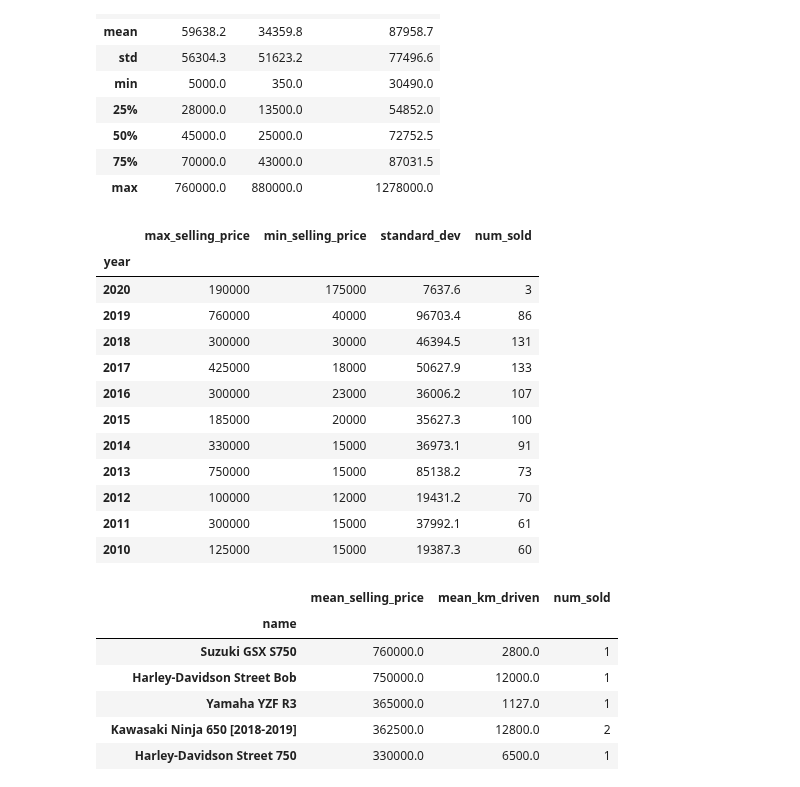
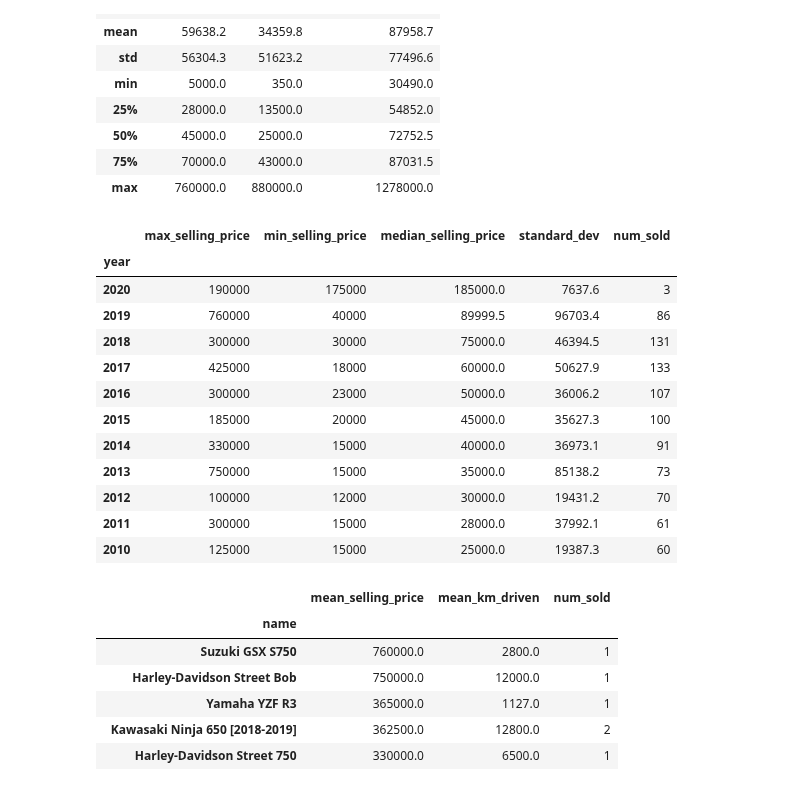
Before and after one commit to scimaksim/ST_590_Project1, a Jupyter notebook: Group_B_Project_1.ipynb, the cells around one changed output. Cells and saved outputs as stored; diff of their text form; code cells hidden in the pictures.

```diff
--- a/Group_B_Project_1.ipynb
+++ b/Group_B_Project_1.ipynb
@@ -79,35 +72,36 @@ num_vars.describe().round(1)
 # %%
 # Create numeric summaries for selling_price and group by year
 annual_num_summaries = bike_data \
 .groupby("year") \
 .agg(
     max_selling_price = ("selling_price", max),
     min_selling_price = ("selling_price", min),
+    median_selling_price = ("selling_price", np.median),
     standard_dev = ("selling_price", np.std)
 )
 
 # Identify number of motorcycles sold every year
 num_sold = bike_data[["year", "name"]].groupby("year").count().sort_values(by="year", ascending=False)
 
 # Merge number of motorcycles sold every year into our summaries data frame
 annual_num_summaries["num_sold"] = num_sold["name"]
 
 # Display numeric summaries for the last 10 years while rounding standard deviation
 annual_num_summaries.sort_values(by="year", ascending=False).head(11).round(1)
 # %% [output]
-|  | max_selling_price | min_selling_price | standard_dev | num_sold |
-| year |  |  |  |  |
-| 2020 | 190000 | 175000 | 7637.6 | 3 |
-| 2019 | 760000 | 40000 | 96703.4 | 86 |
-| 2018 | 300000 | 30000 | 46394.5 | 131 |
-| 2017 | 425000 | 18000 | 50627.9 | 133 |
-| 2016 | 300000 | 23000 | 36006.2 | 107 |
-| 2015 | 185000 | 20000 | 35627.3 | 100 |
-| 2014 | 330000 | 15000 | 36973.1 | 91 |
-| 2013 | 750000 | 15000 | 85138.2 | 73 |
-| 2012 | 100000 | 12000 | 19431.2 | 70 |
-| 2011 | 300000 | 15000 | 37992.1 | 61 |
-| 2010 | 125000 | 15000 | 19387.3 | 60 |
+|  | max_selling_price | min_selling_price | median_selling_price | standard_dev | num_sold |
+| year |  |  |  |  |  |
+| 2020 | 190000 | 175000 | 185000.0 | 7637.6 | 3 |
+| 2019 | 760000 | 40000 | 89999.5 | 96703.4 | 86 |
+| 2018 | 300000 | 30000 | 75000.0 | 46394.5 | 131 |
+| 2017 | 425000 | 18000 | 60000.0 | 50627.9 | 133 |
+| 2016 | 300000 | 23000 | 50000.0 | 36006.2 | 107 |
+| 2015 | 185000 | 20000 | 45000.0 | 35627.3 | 100 |
+| 2014 | 330000 | 15000 | 40000.0 | 36973.1 | 91 |
+| 2013 | 750000 | 15000 | 35000.0 | 85138.2 | 73 |
+| 2012 | 100000 | 12000 | 30000.0 | 19431.2 | 70 |
+| 2011 | 300000 | 15000 | 28000.0 | 37992.1 | 61 |
+| 2010 | 125000 | 15000 | 25000.0 | 19387.3 | 60 |
 # %%
 # Create average price and km summaries for motorcycles
 highest_lowest_selling = bike_data \
```
Also changed, not shown: parts of 4 cells of this notebook.
